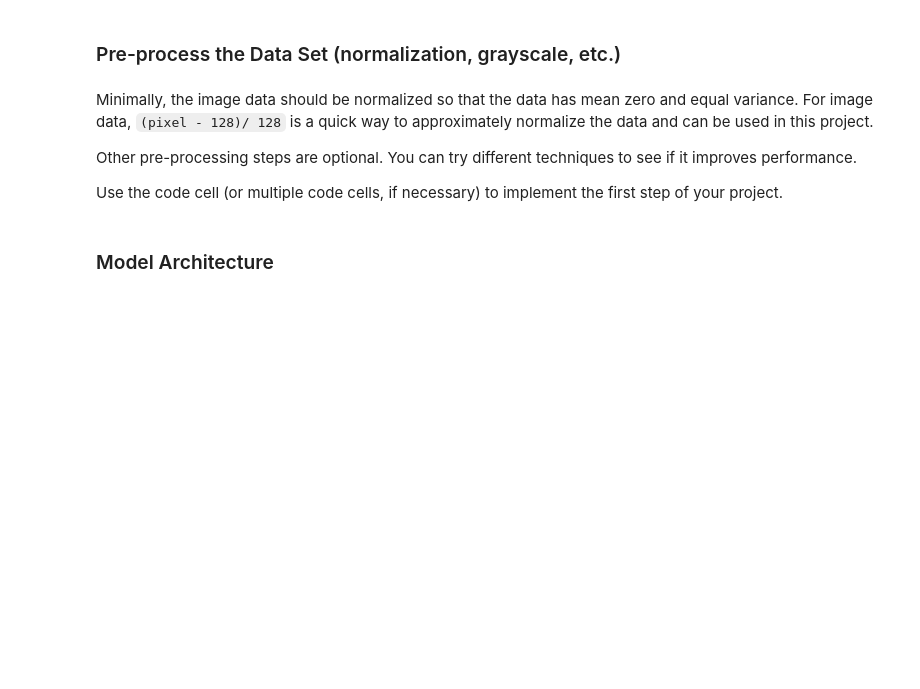
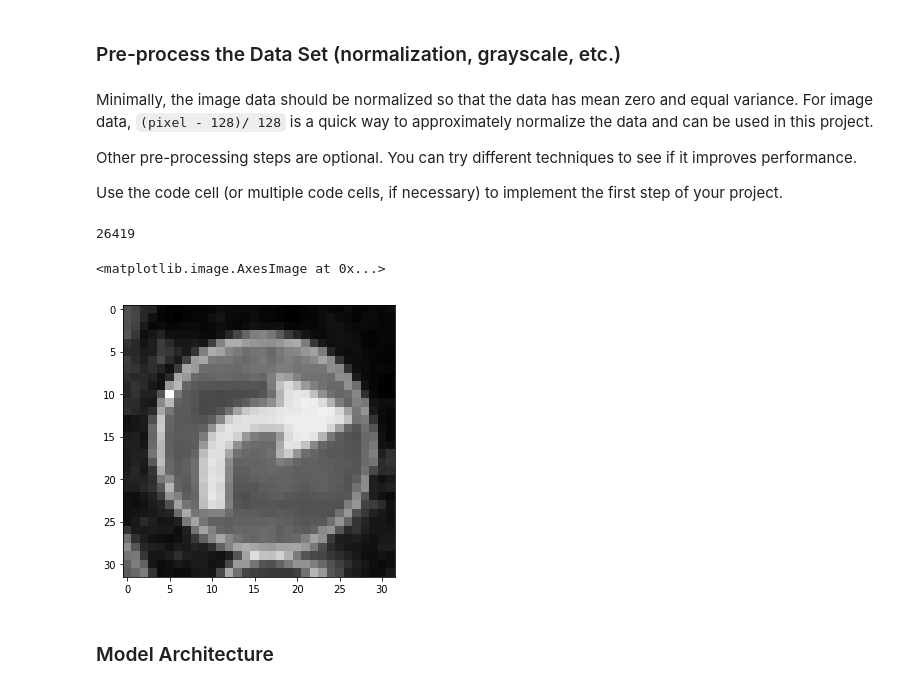
Before and after one commit to SamerSaber/CarND-Traffic-Sign-Classifier-Project_Solution, a Jupyter notebook: Traffic_Sign_Classifier.ipynb, the cells around one changed output. Drawn from its saved outputs; the diff is of its cells as text; code cells hidden in the pictures; blank space fills up the shorter version.

```diff
--- a/Traffic_Sign_Classifier.ipynb
+++ b/Traffic_Sign_Classifier.ipynb
@@ -124,7 +124,9 @@ Use the code cell (or multiple code cells, if necessary) to implement the first
 ### Preprocess the data here. It is required to normalize the data. Other preprocessing steps could include
 ### converting to grayscale, etc.
 ### Feel free to use as many code cells as needed.
-
+import numpy as np
+import matplotlib.pyplot as plt
+%matplotlib inline
 
 # Convert to grayscale
 X_train_rgb = X_train
@@ -137,10 +139,22 @@ X_valid_rgb = X_valid
 X_valid_gray = np.sum(X_valid/3, axis=3, keepdims=True)
 
 
+
+
 #Normalize Data
 
-X_train_gray = (X_train_gray - 128.0)/128.0
-X_test_gray  = (X_test_gray - 128.0)/128.0
-X_valid_gray = (X_valid_gray - 128.0)/128.0
+X_train_gray_normalized = (X_train_gray - 128.0)/128.0
+X_test_gray_normalized  = (X_test_gray - 128.0)/128.0
+X_valid_gray_normalized = (X_valid_gray - 128.0)/128.0
+# %%
+import random
+index = random.randint(0, len(X_train))
+print (index)
+plt.figure(figsize=(5,5))
+plt.imshow(X_train_gray[index].squeeze(), cmap="gray")
+# %% [output]
+26419
+<matplotlib.image.AxesImage at 0x...>
+[figure, added]
 # %% [markdown]
 ### Model Architecture
```
Also changed, not shown: parts of 5 cells of this notebook.
